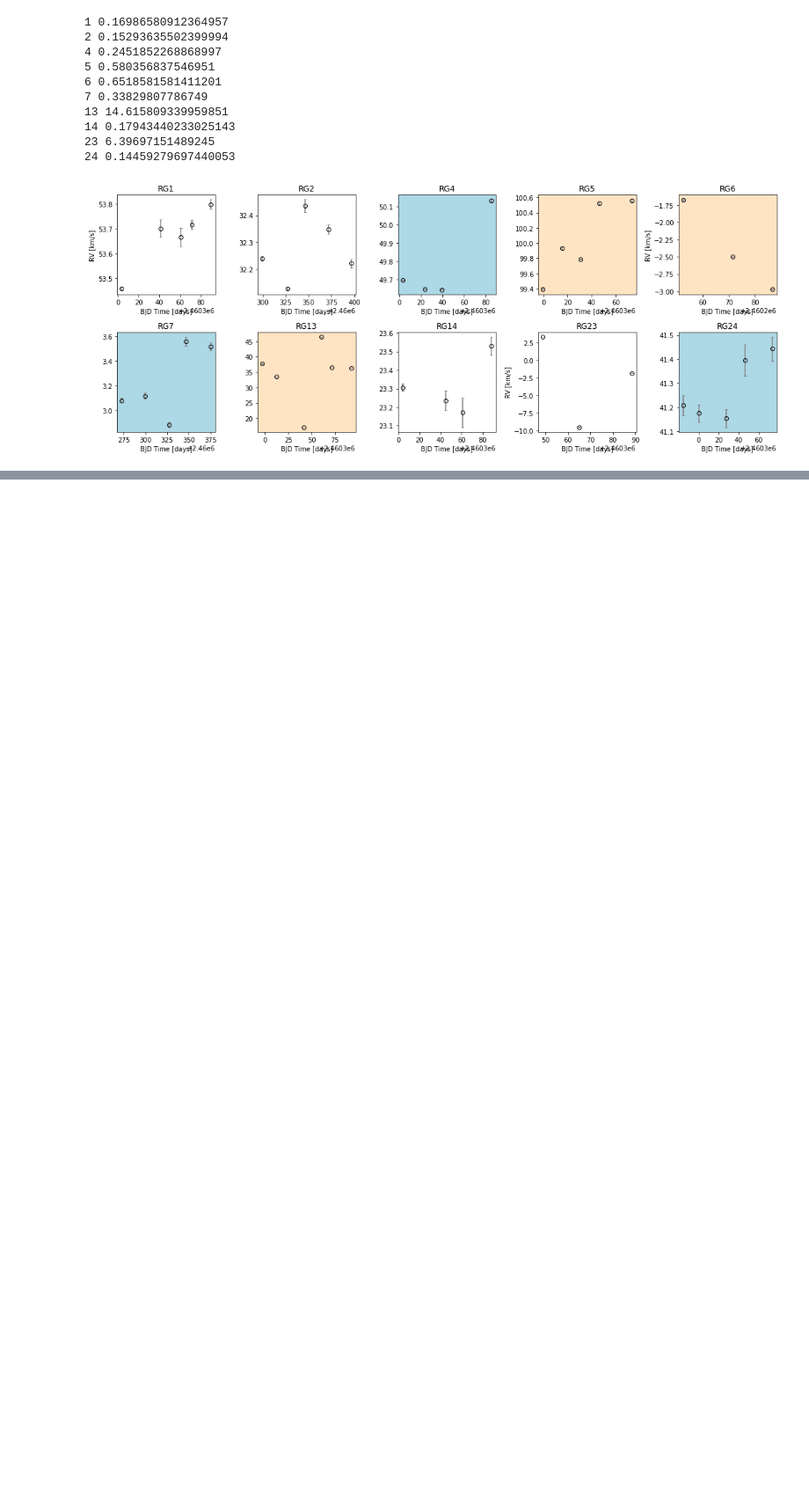
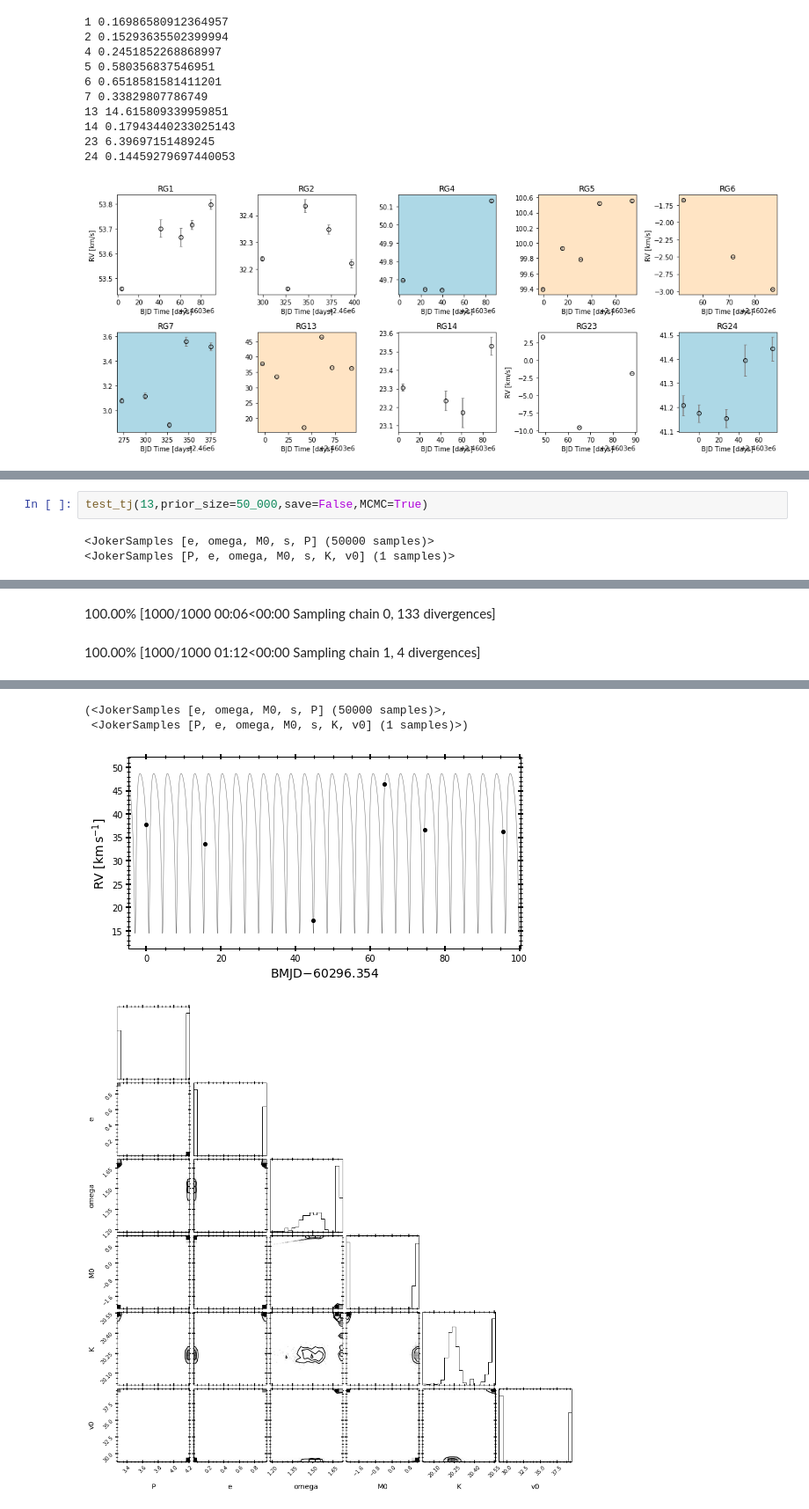
Before and after one commit to MaryumSayeed/ESPRESSO, a Jupyter notebook: scripts/read_fits.ipynb, the cells around one changed output, grey strips where cells are left out. Shown at 88% size. Saved outputs shown, nothing was run; the diff lists cells and outputs as text; blank space fills up the shorter version.

```diff
--- a/scripts/read_fits.ipynb
+++ b/scripts/read_fits.ipynb
@@ -164,0 +230,5 @@ rnd = np.random.default_rng(seed=42)
+# %%
+test_tj(13,prior_size=50_000,save=False,MCMC=True)
+# %% [output]
+<JokerSamples [e, omega, M0, s, P] (50000 samples)>
+<JokerSamples [P, e, omega, M0, s, K, v0] (1 samples)>
@@ -164,0 +243,2 @@ rnd = np.random.default_rng(seed=42)
+100.00% [1000/1000 00:06<00:00 Sampling chain 0, 133 divergences]
+100.00% [1000/1000 01:12<00:00 Sampling chain 1, 4 divergences]
@@ -164,0 +262,4 @@ rnd = np.random.default_rng(seed=42)
+(<JokerSamples [e, omega, M0, s, P] (50000 samples)>,
+ <JokerSamples [P, e, omega, M0, s, K, v0] (1 samples)>)
+[figure, added]
+[figure, added]
```
Also changed, not shown: parts of 20 cells of this notebook.
